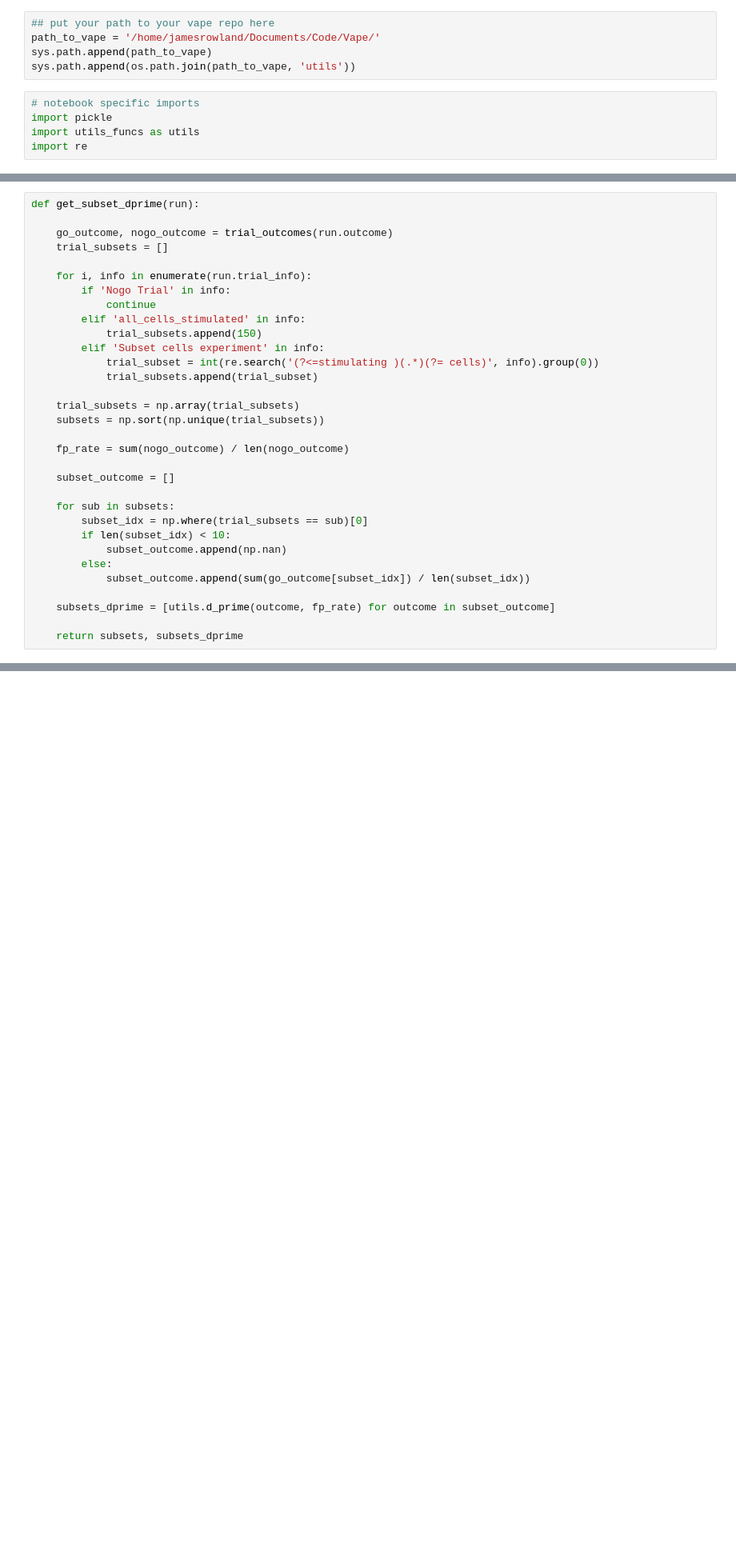
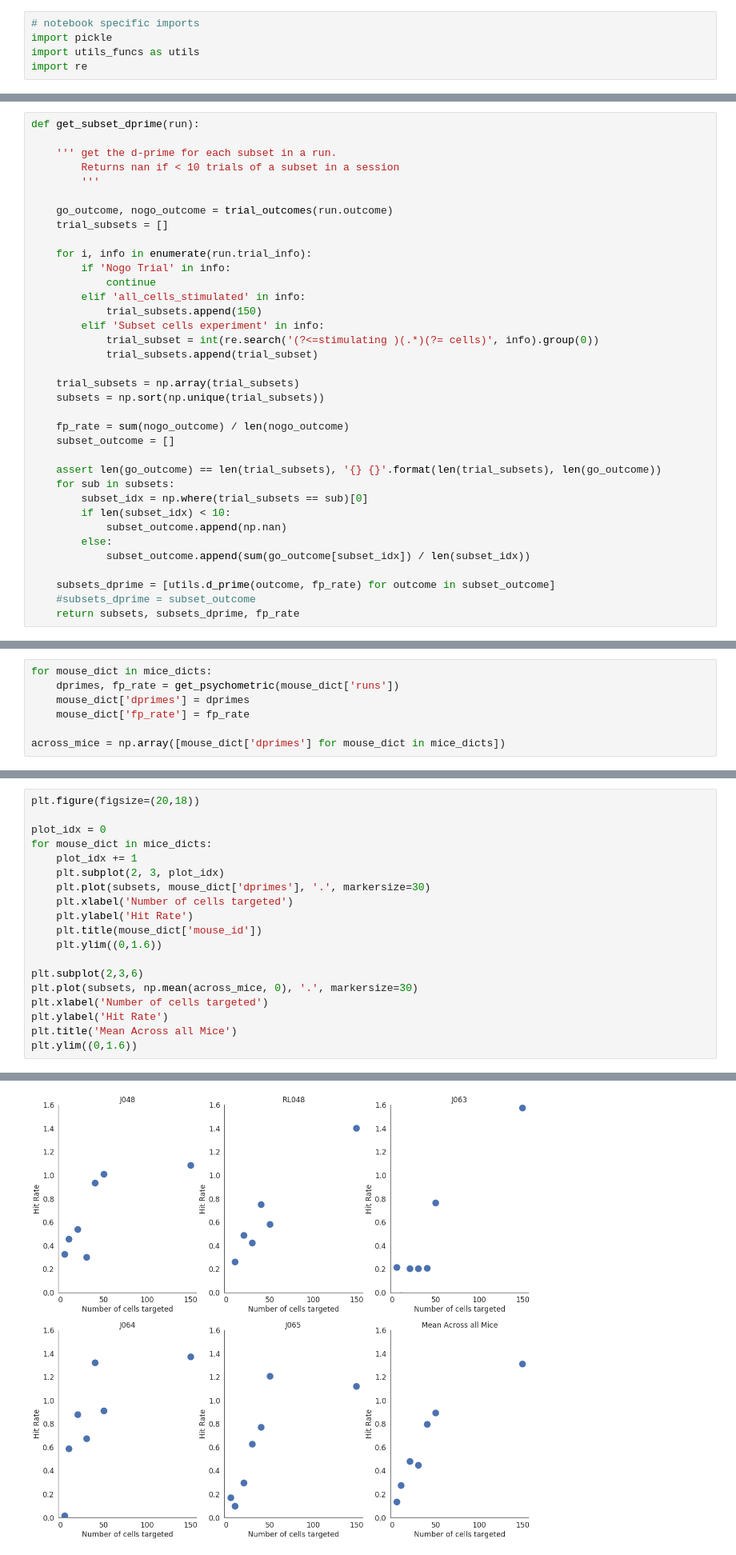
Before and after one commit to Packer-Lab/Vape, a Jupyter notebook: jupyter/behaviour/easy_test_psychometric_curves.ipynb, the cells around one changed output, grey strips where cells are left out. Shown at 80% size. Drawn from its saved outputs; the diff is of its cells as text; blank space fills up the shorter version.

```diff
--- a/jupyter/behaviour/easy_test_psychometric_curves.ipynb
+++ b/jupyter/behaviour/easy_test_psychometric_curves.ipynb
@@ -20,8 +18,3 @@ import seaborn as sns
-# %%
-## put your path to your vape repo here
-path_to_vape = '/home/jamesrowland/Documents/Code/Vape/'
-sys.path.append(path_to_vape)
-sys.path.append(os.path.join(path_to_vape, 'utils'))
 # %%
 # notebook specific imports
 import pickle
@@ -63,6 +77,10 @@ def trial_outcomes(outcome):
     return go_outcome, nogo_outcome
 # %%
 def get_subset_dprime(run):
+
+    ''' get the d-prime for each subset in a run.
+        Returns nan if < 10 trials of a subset in a session
+        '''
 
     go_outcome, nogo_outcome = trial_outcomes(run.outcome)
     trial_subsets = []
@@ -80,9 +98,9 @@ def get_subset_dprime(run):
     subsets = np.sort(np.unique(trial_subsets))
 
     fp_rate = sum(nogo_outcome) / len(nogo_outcome)
-
     subset_outcome = []
 
+    assert len(go_outcome) == len(trial_subsets), '{} {}'.format(len(trial_subsets), len(go_outcome))
     for sub in subsets:
         subset_idx = np.where(trial_subsets == sub)[0]
         if len(subset_idx) < 10:
@@ -91,5 +109,5 @@ def get_subset_dprime(run):
             subset_outcome.append(sum(go_outcome[subset_idx]) / len(subset_idx))
 
     subsets_dprime = [utils.d_prime(outcome, fp_rate) for outcome in subset_outcome]
-
-    return subsets, subsets_dprime
+    #subsets_dprime = subset_outcome
+    return subsets, subsets_dprime, fp_rate
@@ -95,0 +136,7 @@ def get_subset_dprime(run):
+# %%
+for mouse_dict in mice_dicts:
+    dprimes, fp_rate = get_psychometric(mouse_dict['runs'])
+    mouse_dict['dprimes'] = dprimes
+    mouse_dict['fp_rate'] = fp_rate
+
+across_mice = np.array([mouse_dict['dprimes'] for mouse_dict in mice_dicts])
@@ -95,0 +156,20 @@ def get_subset_dprime(run):
+# %%
+plt.figure(figsize=(20,18))
+
+plot_idx = 0
+for mouse_dict in mice_dicts:
+    plot_idx += 1
+    plt.subplot(2, 3, plot_idx)
+    plt.plot(subsets, mouse_dict['dprimes'], '.', markersize=30)
+    plt.xlabel('Number of cells targeted')
+    plt.ylabel('Hit Rate')
+    plt.title(mouse_dict['mouse_id'])
+    plt.ylim((0,1.6))
+
+plt.subplot(2,3,6)
+plt.plot(subsets, np.mean(across_mice, 0), '.', markersize=30)
+plt.xlabel('Number of cells targeted')
+plt.ylabel('Hit Rate')
+plt.title('Mean Across all Mice')
+plt.ylim((0,1.6))
+# %% [output]
@@ -95,0 +177 @@ def get_subset_dprime(run):
+[figure, added]
```
Also changed, not shown: parts of 28 cells of this notebook, 6 other files.
